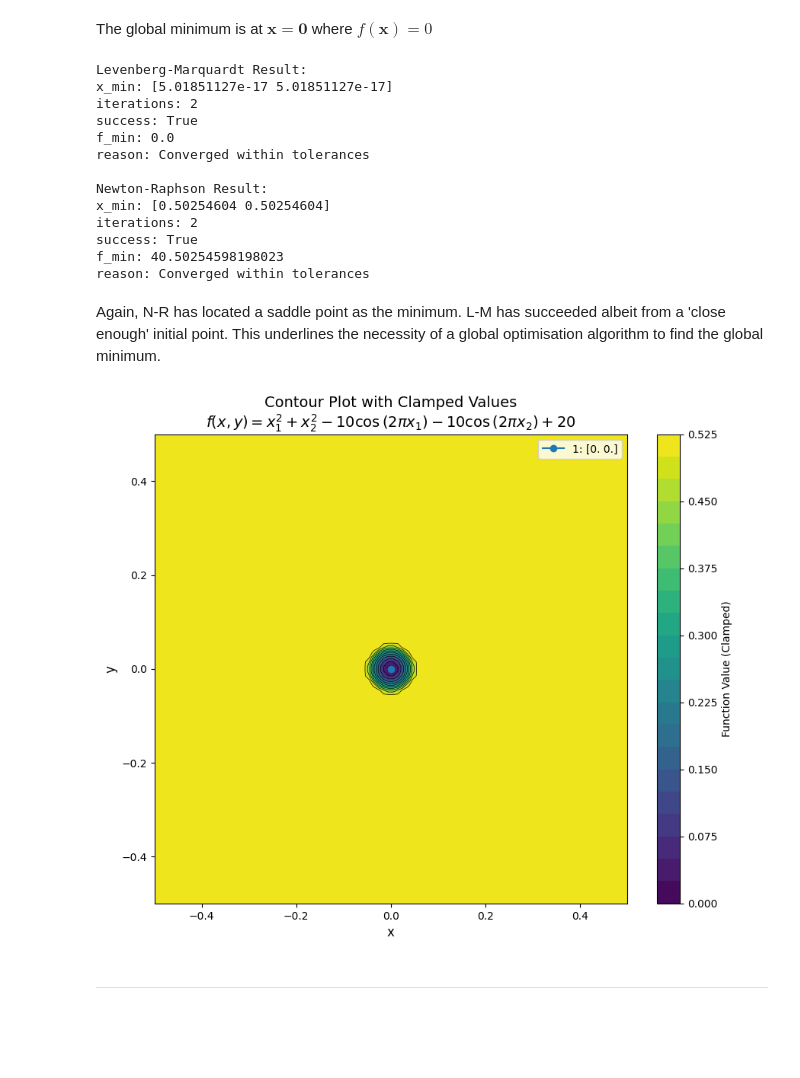
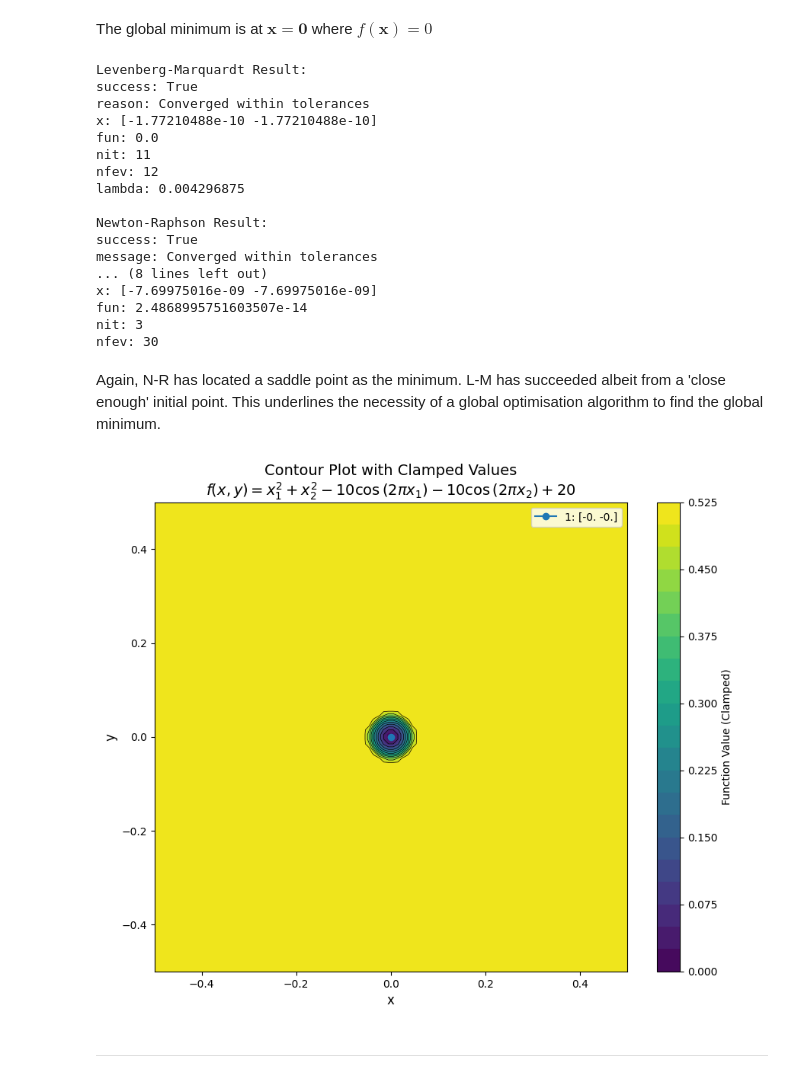
Before and after one commit to pineapple-bois/nonlinear-optimisation, a Jupyter notebook: BenchmarkingOne.ipynb, the cells around one changed output. Saved outputs shown, nothing was run; the diff lists cells and outputs as text; code cells hidden in the pictures; blank space fills up the shorter version.

Commit message:
Added scipy.optimize.minimise comparison

```diff
--- a/BenchmarkingOne.ipynb
+++ b/BenchmarkingOne.ipynb
@@ -524,11 +613,17 @@ class RastriginFunction(sp.Function):
 n = 2
 A = 10
 x1, x2 = sp.symbols('x1 x2')  # Define the variables for n = 2
+variables = [x1, x2]
 
 # Define the Rastrigin function
 f = RastriginFunction(n, A, x1, x2)
+
 # Lambdify for plotting
-f_func = sp.lambdify([x1, x2], f, 'numpy')
+f_func = sp.lambdify(variables, f, 'numpy')
+
+# Wrapper to reshape the input for SciPy
+def f_scipy(x_array):
+    return f_func(*x_array)  # Unpack array into variables
 # %%
 print(f"This is the maximum value for n=2:\nf = {f_func(4.52299366, 4.52299366)}")
 # %% [output]
@@ -563,27 +658,37 @@ print("\nNewton-Raphson Result:")
 for key, value in result_nr.items():
     if key != "history":
         print(f"{key}: {value}")
+
+# Test BFGS
+result_bfgs = minimize(f_scipy, x0, method='BFGS', tol=0.5e-6)
+print("\nBFGS Result:")
+for key in ['success', 'message', 'x', 'fun', 'nit', 'nfev']:
+    print(f"{key}: {result_bfgs[key]}")
 # %% [output]
 Levenberg-Marquardt Result:
-x_min: [5.01851127e-17 5.01851127e-17]
-iterations: 2
 success: True
-f_min: 0.0
 reason: Converged within tolerances
+x: [-1.77210488e-10 -1.77210488e-10]
+fun: 0.0
+nit: 11
+nfev: 12
+lambda: 0.004296875
 
 Newton-Raphson Result:
-x_min: [0.50254604 0.50254604]
-iterations: 2
 success: True
-f_min: 40.50254598198023
-reason: Converged within tolerances
+message: Converged within tolerances
+... (8 lines left out)
+x: [-7.69975016e-09 -7.69975016e-09]
+fun: 2.4868995751603507e-14
+nit: 3
+nfev: 30
 # %% [markdown]
 Again, N-R has located a saddle point as the minimum. L-M has succeeded albeit from a 'close enough' initial point. This underlines the necessity of a global optimisation algorithm to find the global minimum.
 # %%
-x_min = result_lm['x_min']
+x_min = result_lm['x']
 plot_clamped_contour(f_func, f, (-0.5, 0.5), (-0.5, 0.5) , minimisers=x_min)
 # %% [output]
-[figure, old version]
+[figure, new version]
 # %% [markdown]
 ----
 # %% [markdown]
```
Also changed, not shown: parts of 17 cells of this notebook.
